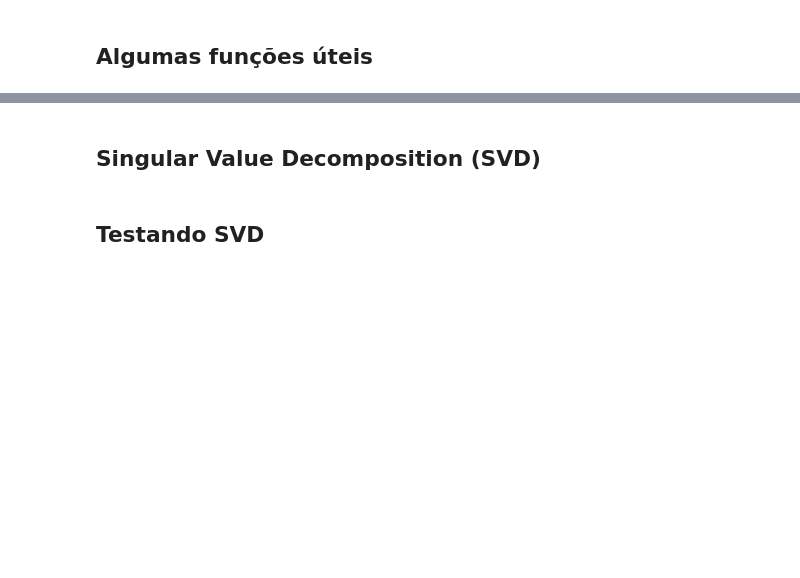
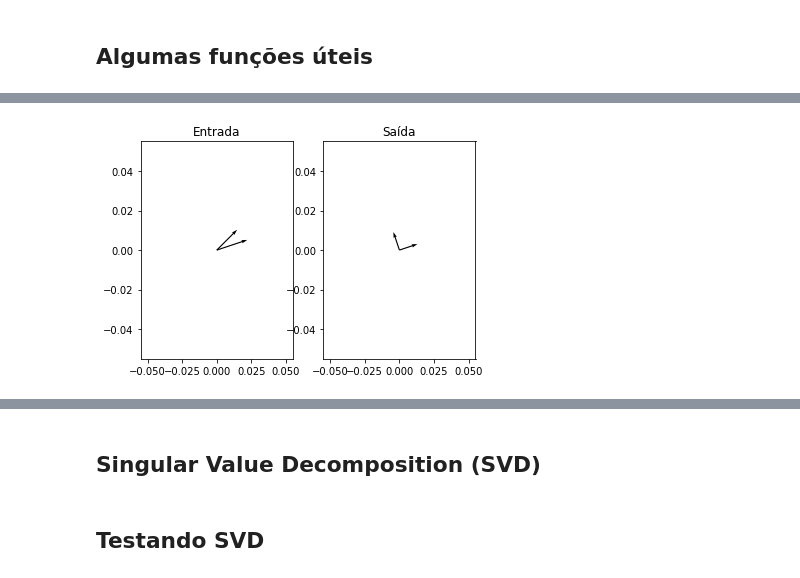
Before and after one commit to marinamachado/calculoNumerico, a Jupyter notebook: svd.ipynb, the cells around one changed output, grey strips where cells are left out. Saved outputs shown, nothing was run; the diff lists cells and outputs as text; code cells hidden in the pictures; blank space fills up the shorter version.

```diff
--- a/svd.ipynb
+++ b/svd.ipynb
@@ -38,0 +111,35 @@ Ao fim do processo teremos duas matrizes:
+# %%
+def gram_schmidt(A):
+    Q = []
+    n = A.shape[0]
+    A = A.astype('float64')
+
+    for k in range(n):
+        v_k = A[k]
+
+        for j in range(k):
+            pr_qj = Q[j] * (np.dot(A[k], Q[j]) / np.linalg.norm(Q[j]))
+            v_k = np.subtract(v_k, pr_qj)
+
+        Q.append(v_k / np.linalg.norm(v_k))
+
+    return np.array(Q)
+# %%
+import numpy as np
+import matplotlib.pyplot as plt
+
+# Conjunto  L.I.
+S = np.array([[3, 1], [2, 2]])
+
+fig, axis = plt.subplots(1, 2)
+axis[0].quiver([0, 0], [0, 0], S[:,0], S[:,1], scale=0)
+axis[0].set_title('Entrada')
+
+# Conjunto ortonormal de Saída
+Sf = gram_schmidt(S)
+
+axis[1].quiver([0, 0], [0, 0], Sf[:,0], Sf[:,1], scale=8)
+axis[1].set_title('Saída')
+plt.show()
+# %% [output]
+[figure, added]
```
Also changed, not shown: parts of 8 cells of this notebook.
